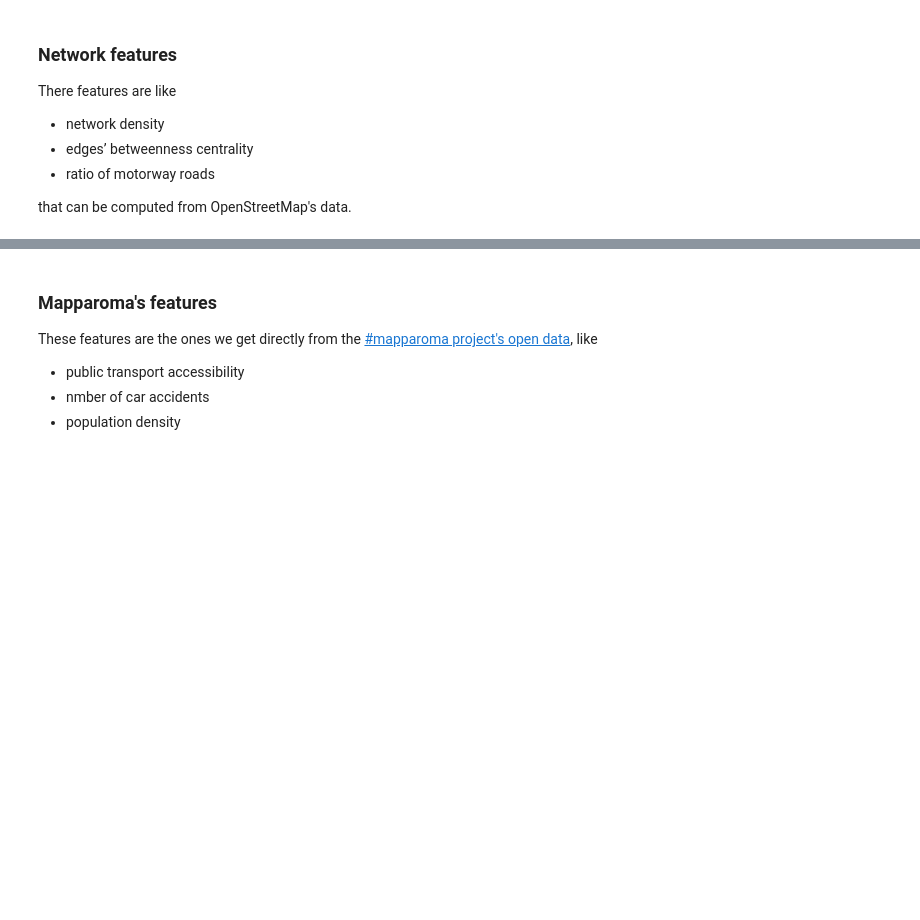
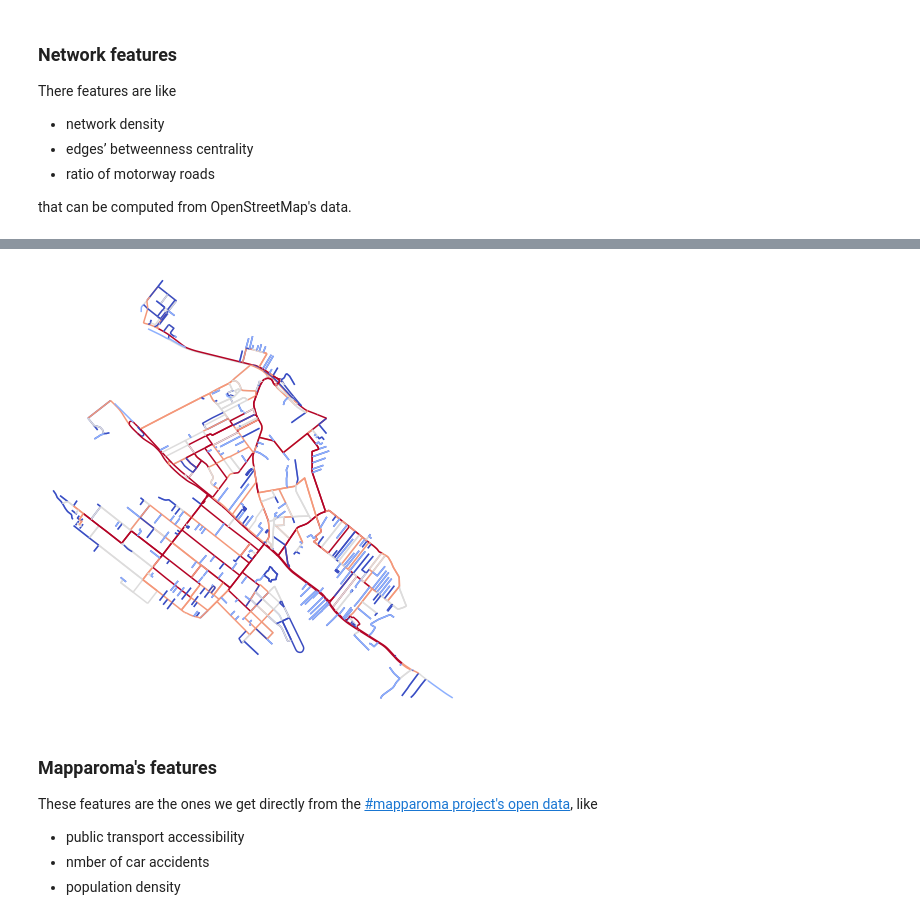
Before and after one commit to matteoboh/urbem, a Jupyter notebook: notebooks/0.2-get_covariates.ipynb, the cells around one changed output, grey strips where cells are left out. Drawn from its saved outputs; the diff is of its cells as text; code cells hidden in the pictures; blank space fills up the shorter version.

```diff
--- a/notebooks/0.2-get_covariates.ipynb
+++ b/notebooks/0.2-get_covariates.ipynb
@@ -226,0 +253,6 @@ that can be computed from OpenStreetMap's data.
+# %%
+# get a color for each edge, by centrality, then plot the network with colored edges
+ec = ox.plot.get_edge_colors_by_attr(G, 'betweenness_centrality', cmap='coolwarm', num_bins=5, equal_size=True)
+fig, ax = ox.plot_graph(G, bgcolor='w', edge_color=ec, edge_linewidth=1.5, node_size=0)
+# %% [output]
+[figure, added]
```
Also changed, not shown: parts of 8 cells of this notebook.
